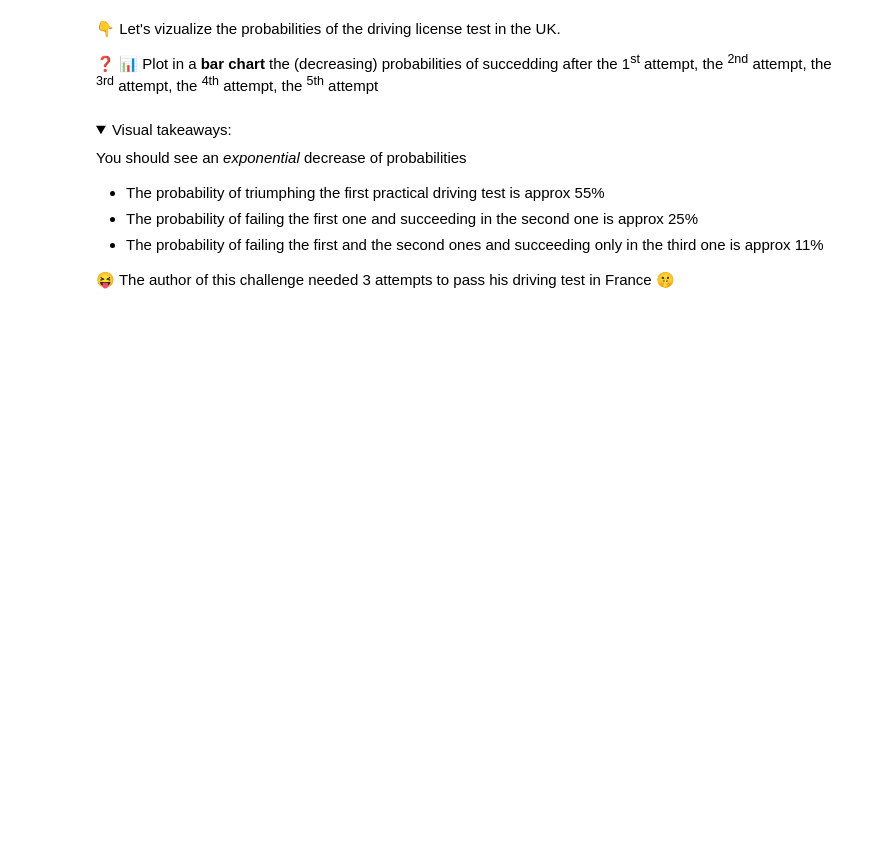
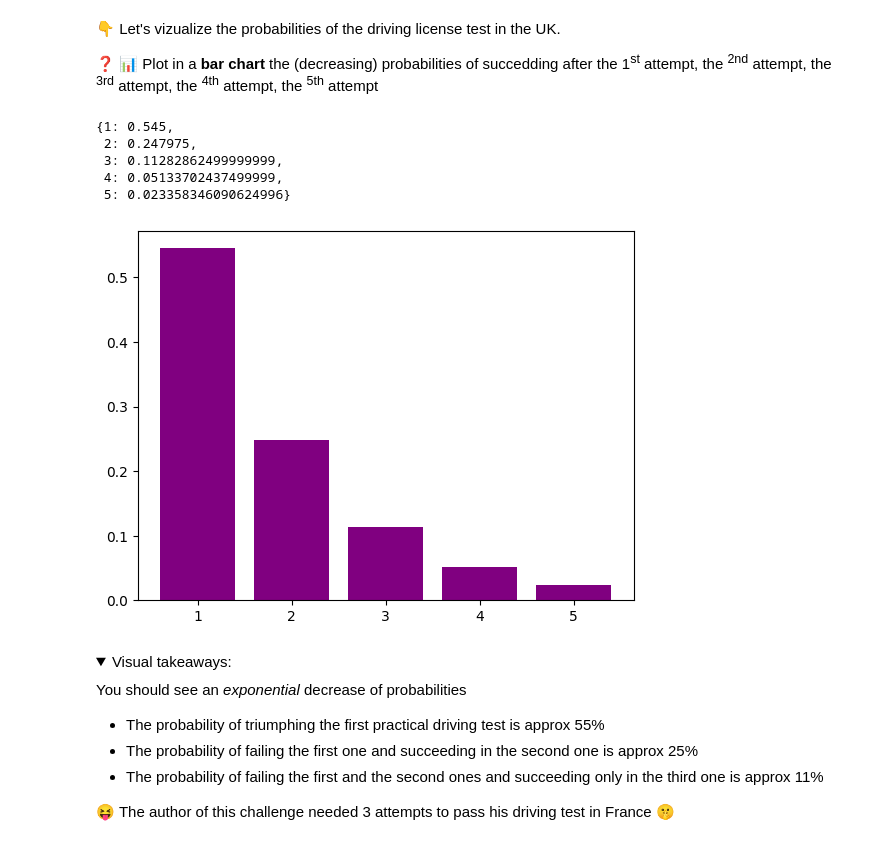
Before and after one commit to bitazaratustra/lewagon_data, a Jupyter notebook: data-random-variables/random_variables.ipynb, the cells around one changed output. Drawn from its saved outputs; the diff is of its cells as text; code cells hidden in the pictures; folded sections open; blank space fills up the shorter version.

```diff
--- a/data-random-variables/random_variables.ipynb
+++ b/data-random-variables/random_variables.ipynb
@@ -379,3 +375,11 @@ def probability_first_time(p, n):
+# %%
+
+def probability_first_time(p, n):
+    ''' returns the probability of succeeding at the n-th attempt'''
+    if n <=0:
+        return None # You cannot be succesful if you don't try something at least once !!!
+    else:
+        return ((1-p)**(n-1))*p
 # %% [markdown]
 👇 Let's vizualize the probabilities of the driving license test in the UK.
 
@@ -385,3 +387,20 @@ def probability_first_time(p, n):
+# %%
+# YOUR CODE HERE
+maximal_number_of_attempts = 5
+driving_license_uk = {k: probability_first_time(proba_uk, k) for k in range(1,maximal_number_of_attempts + 1)}
+driving_license_uk
+# %% [output]
+{1: 0.545,
+ 2: 0.247975,
+ 3: 0.11282862499999999,
+ 4: 0.05133702437499999,
+ 5: 0.023358346090624996}
+# %%
+possible_number_of_attemps = driving_license_uk.keys()
+associated_probabilities = driving_license_uk.values()
+plt.bar(possible_number_of_attemps, associated_probabilities, color = 'purple');
+# %% [output]
+[figure, added]
 # %% [markdown]
 <details>
     <summary> Visual takeaways:</summary>
```
Also changed, not shown: parts of 2 cells of this notebook.
